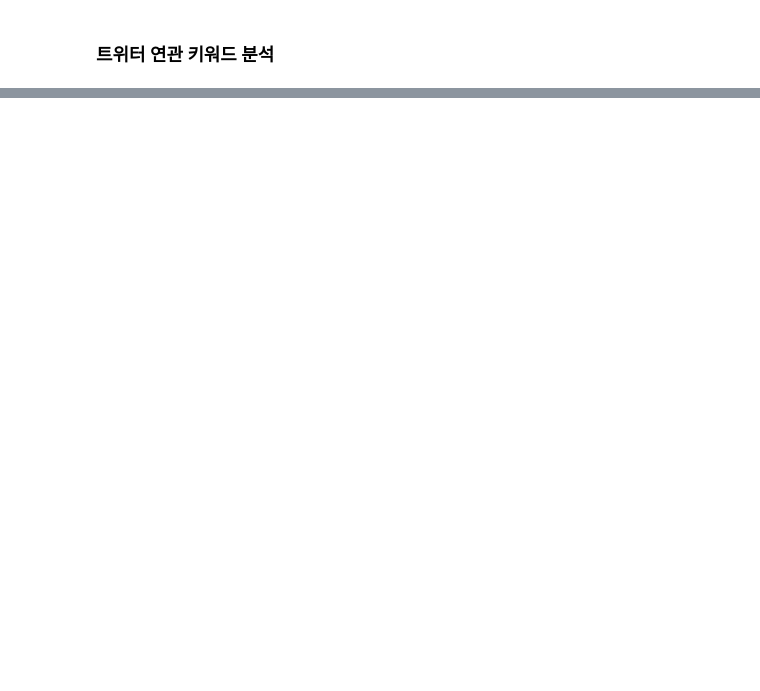
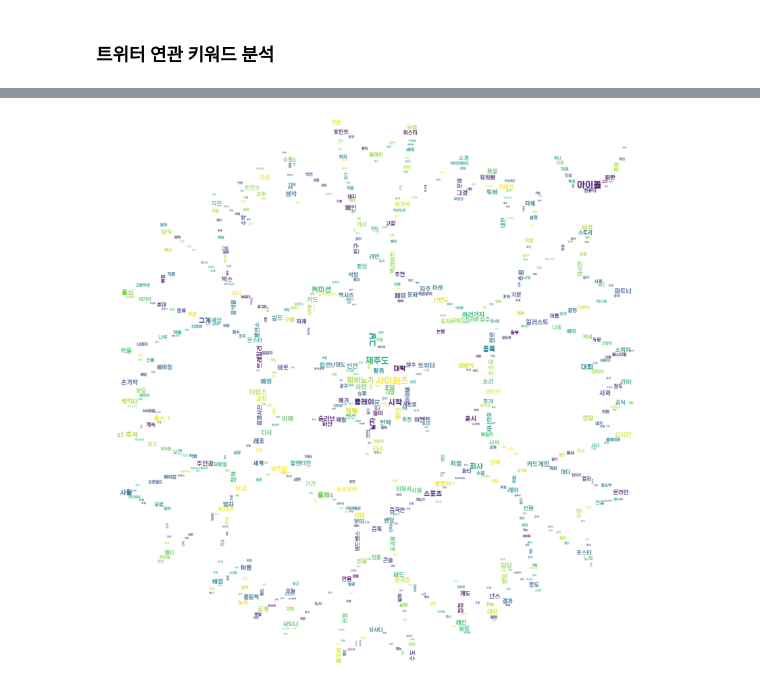
Before and after one commit to C-H2Baek/C-H2Baek, a Jupyter notebook: My Project/Python/Big Data/220204/API for Twitter.ipynb, the cells around one changed output, grey strips where cells are left out. Cells and saved outputs as stored; diff of their text form; code cells hidden in the pictures; blank space fills up the shorter version.

```diff
--- a/My Project/Python/Big Data/220204/API for Twitter.ipynb
+++ b/My Project/Python/Big Data/220204/API for Twitter.ipynb
@@ -354,0 +349,4 @@ list(apriori(transactions,
+# %%
+# 말뭉치를 추출합
+tweet_corpus = "".join(df['ko_text'].tolist())
+print(tweet_corpus)
@@ -354,0 +423,18 @@ list(apriori(transactions,
+# %%
+from PIL import Image
+import numpy as np
+from wordcloud import WordCloud
+image_mask = np.array(Image.open("../Library/005.jpg"))
+wc = WordCloud(mask=image_mask,
+               font_path='../Library/EliceDigitalBaeum_Bold.ttf',
+               background_color = 'white',
+               max_words = 1500, max_font_size = 300)
+gen = wc.generate_from_frequencies(remove_char_counter)
+
+plt.figure(figsize=(15,15))
+plt.imshow(wc, interpolation = 'bilinear')
+plt.axis("off")
+plt.savefig('../Library/StockItem.jpg')
+#plt.show()
+# %% [output]
+[figure, added]
```
Also changed, not shown: parts of 26 cells of this notebook, 15 other files.
